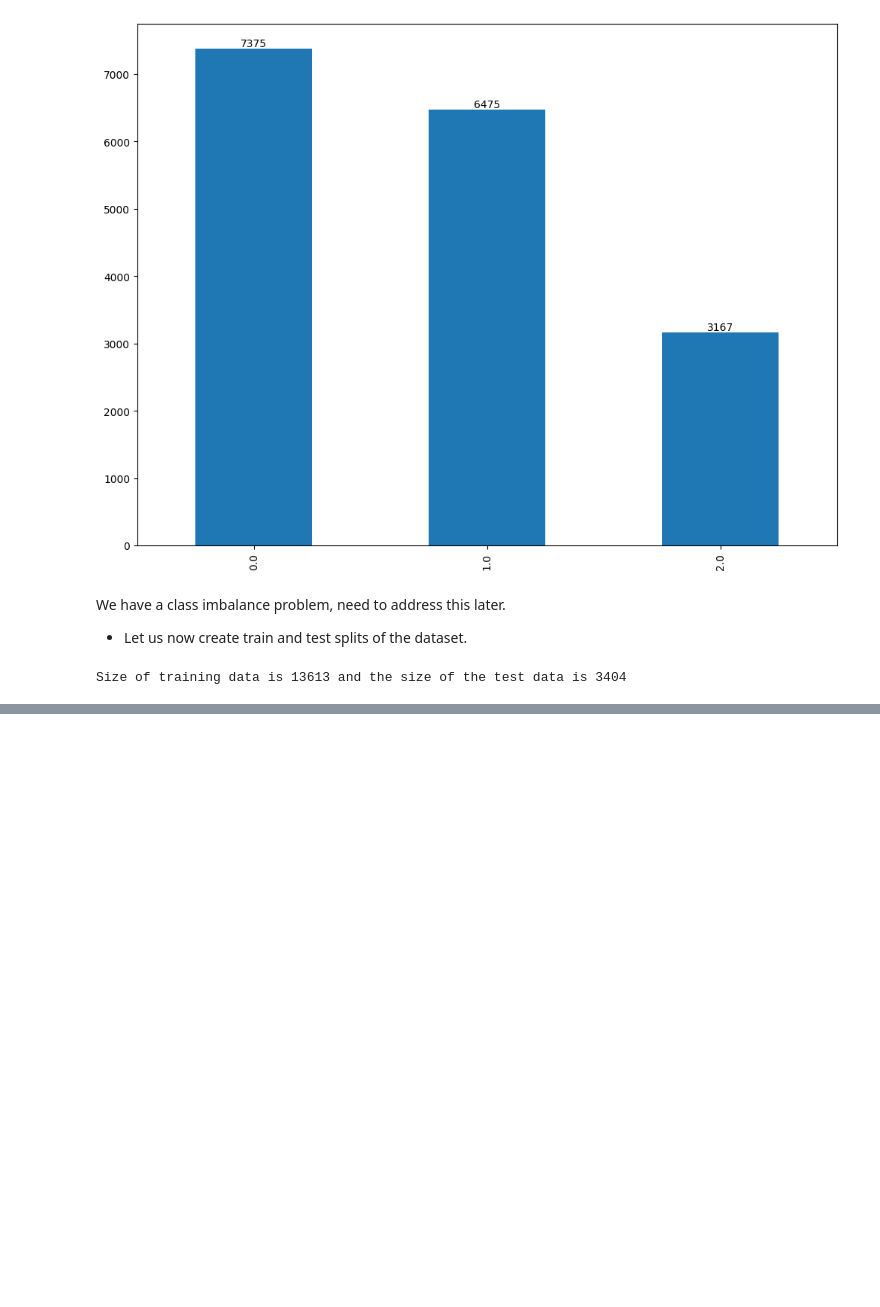
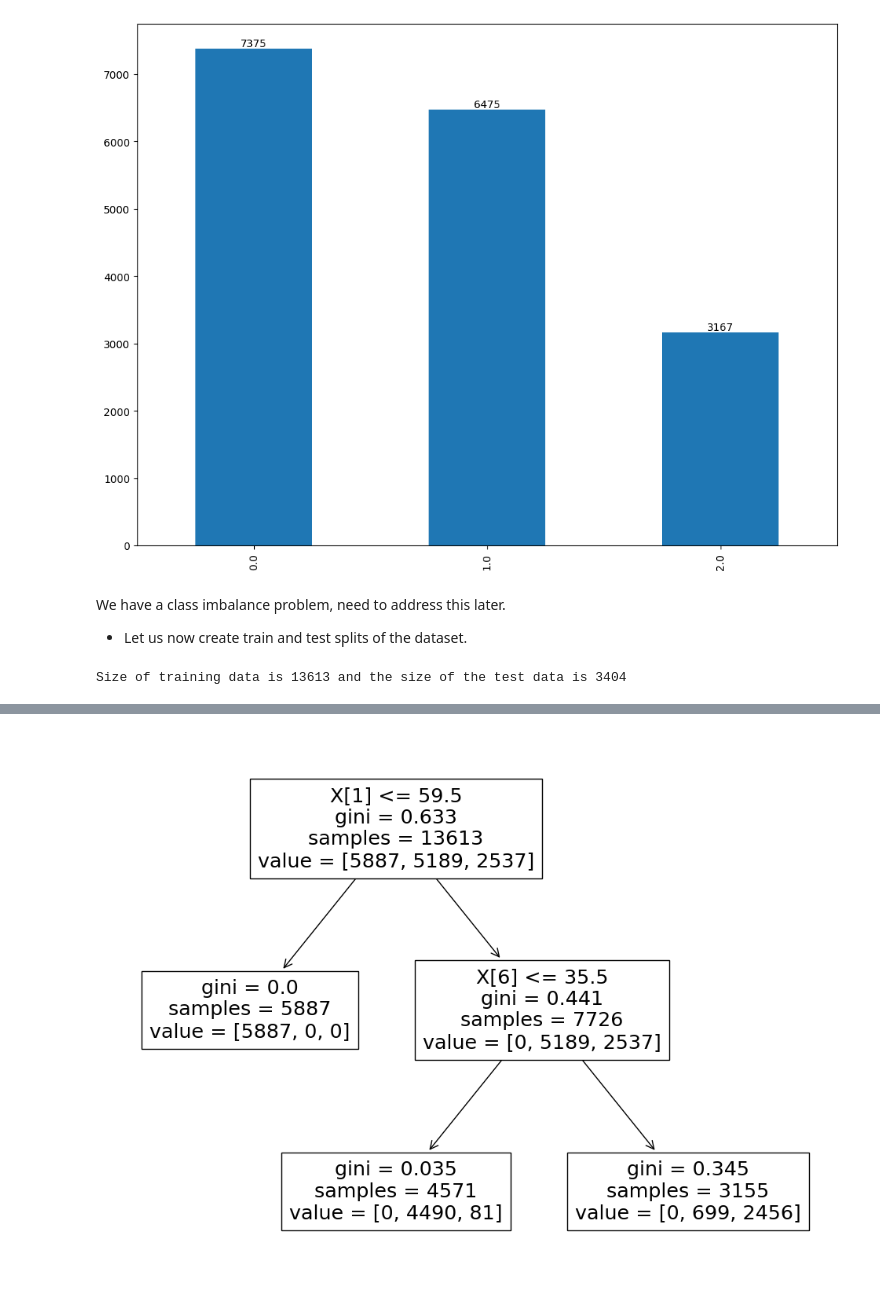
Before and after one commit to karthikvadlamani/rotten-tomatoes-movie-classification, a Jupyter notebook: rotten_tomatoes.ipynb, the cells around one changed output, grey strips where cells are left out. Saved outputs shown, nothing was run; the diff lists cells and outputs as text; code cells hidden in the pictures; blank space fills up the shorter version.

```diff
--- a/rotten_tomatoes.ipynb
+++ b/rotten_tomatoes.ipynb
@@ -176,0 +213,8 @@ Size of training data is 13613 and the size of the test data is 3404
+# %%
+# Visualize the decision logic of the decision tree model
+
+fig, ax = plt.subplots(figsize=(12,9))
+plot_tree(tree_3_leaf, ax=ax)
+plt.show()
+# %% [output]
+[figure, added]
```
Also changed, not shown: parts of 7 cells of this notebook.
